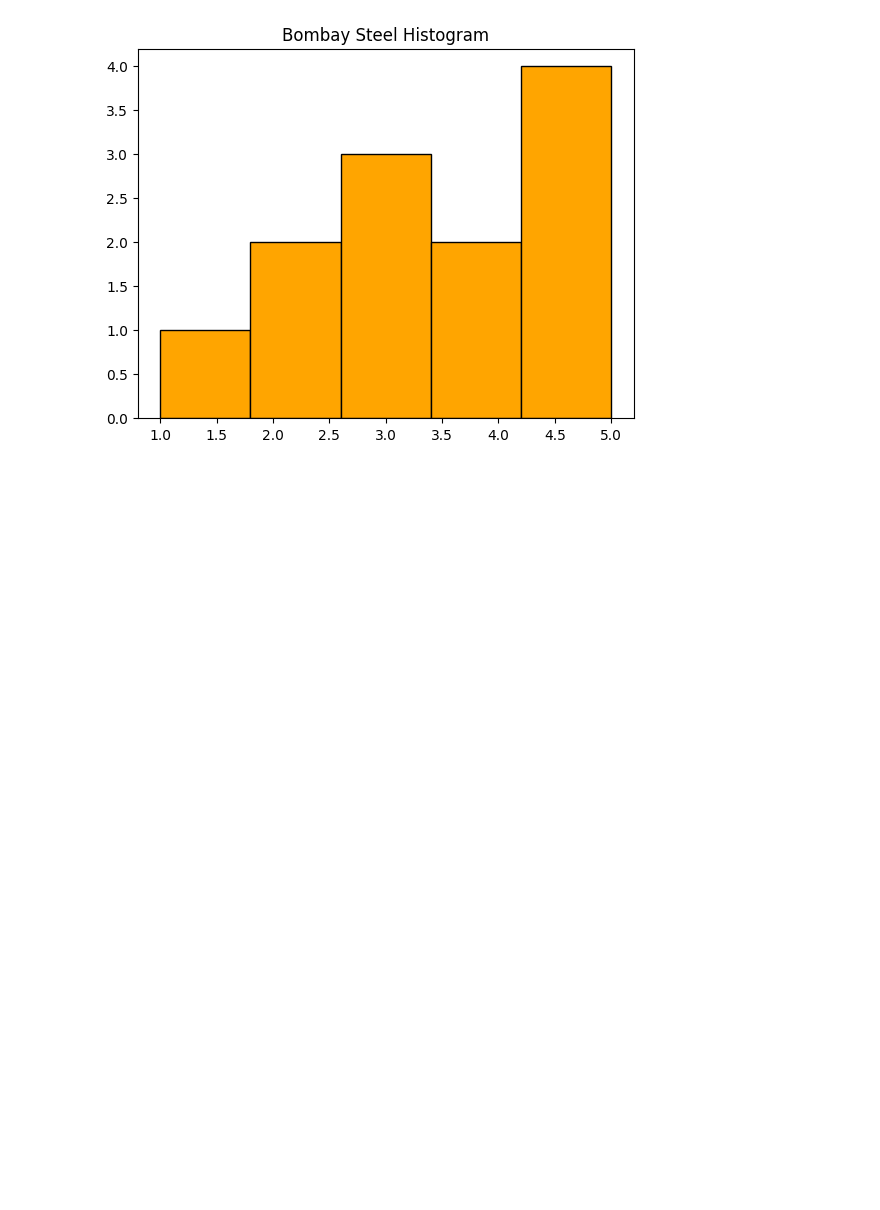
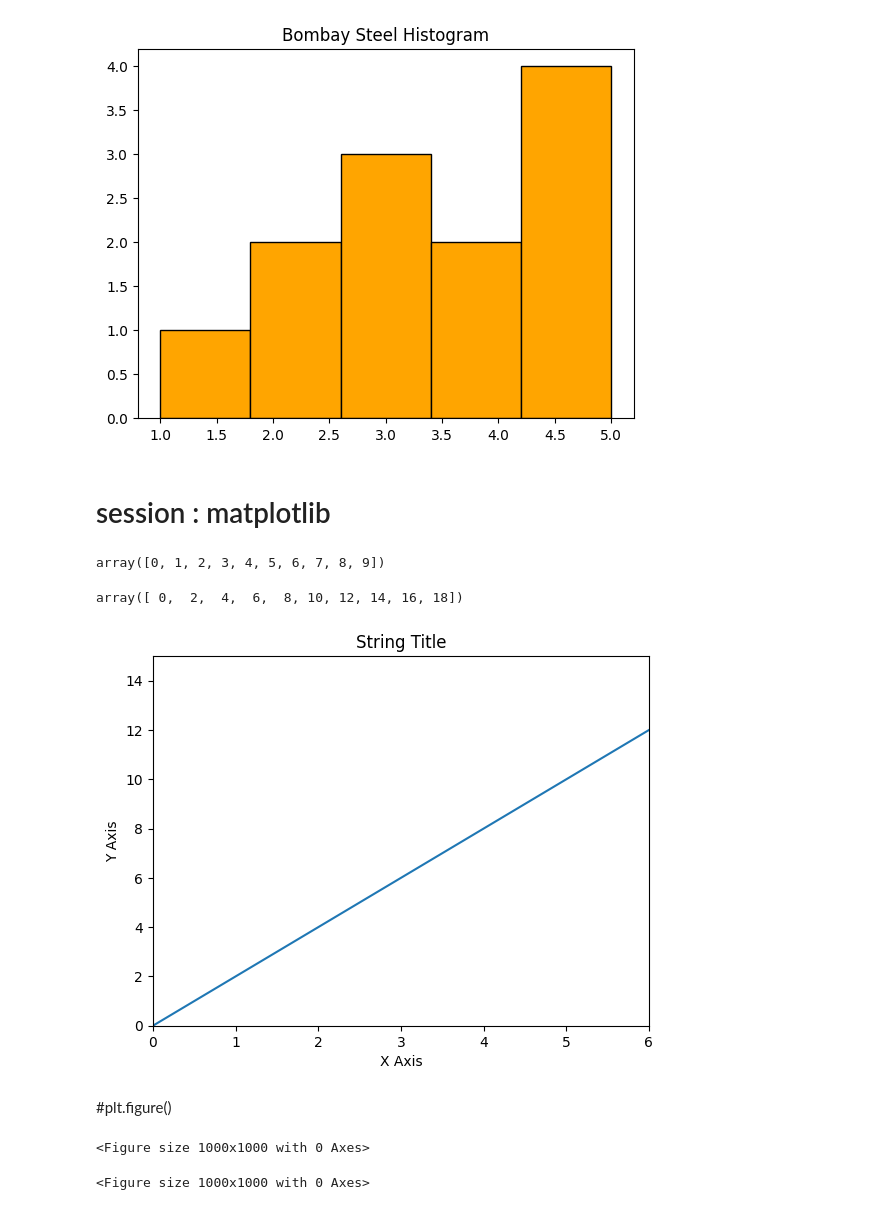
Before and after one commit to rahulgoraksha/ml-algorithms-practice, a Jupyter notebook: notebooks/5-matplotlib.ipynb, the cells around one changed output. Saved outputs shown, nothing was run; the diff lists cells and outputs as text; code cells hidden in the pictures; blank space fills up the shorter version.

```diff
--- a/notebooks/5-matplotlib.ipynb
+++ b/notebooks/5-matplotlib.ipynb
@@ -101,3 +101,5 @@ plt.title('Bombay Steel Histogram')
 plt.show()
 # %% [output]
 [figure]
+# %% [markdown]
+# session : matplotlib
@@ -103,0 +109,36 @@ plt.show()
+# %%
+x = np.arange(0,10)
+x
+# %% [output]
+array([0, 1, 2, 3, 4, 5, 6, 7, 8, 9])
+# %%
+y = 2 * x
+y
+# %% [output]
+array([ 0,  2,  4,  6,  8, 10, 12, 14, 16, 18])
+# %%
+#plotting x and y values
+plt.plot(x,y)
+
+# Adding title and labels
+plt.xlabel('X Axis')
+plt.ylabel('Y Axis')
+
+# Setting axis limits
+plt.xlim(0,6) #setting x-axis limit
+plt.ylim(0,15) # setting y-axis limit
+
+# Adding title
+plt.title('String Title')
+
+# Displaying the plot
+plt.savefig('C:\\Users\\admin\\OneDrive - BOMBAY COATED AND SPECIAL STEELS PRIVATE LIMITED\\Desktop\\ml-algorithms-practice\\data\\first_plot.png')  #saving the plot as a png file
+# %% [output]
+[figure, added]
+# %% [markdown]
+#plt.figure()
+# %%
+plt.figure(figsize = (10,10))
+# %% [output]
+<Figure size 1000x1000 with 0 Axes>
+<Figure size 1000x1000 with 0 Axes>
```
Also changed, not shown: parts of 13 cells of this notebook, 2 other files.
